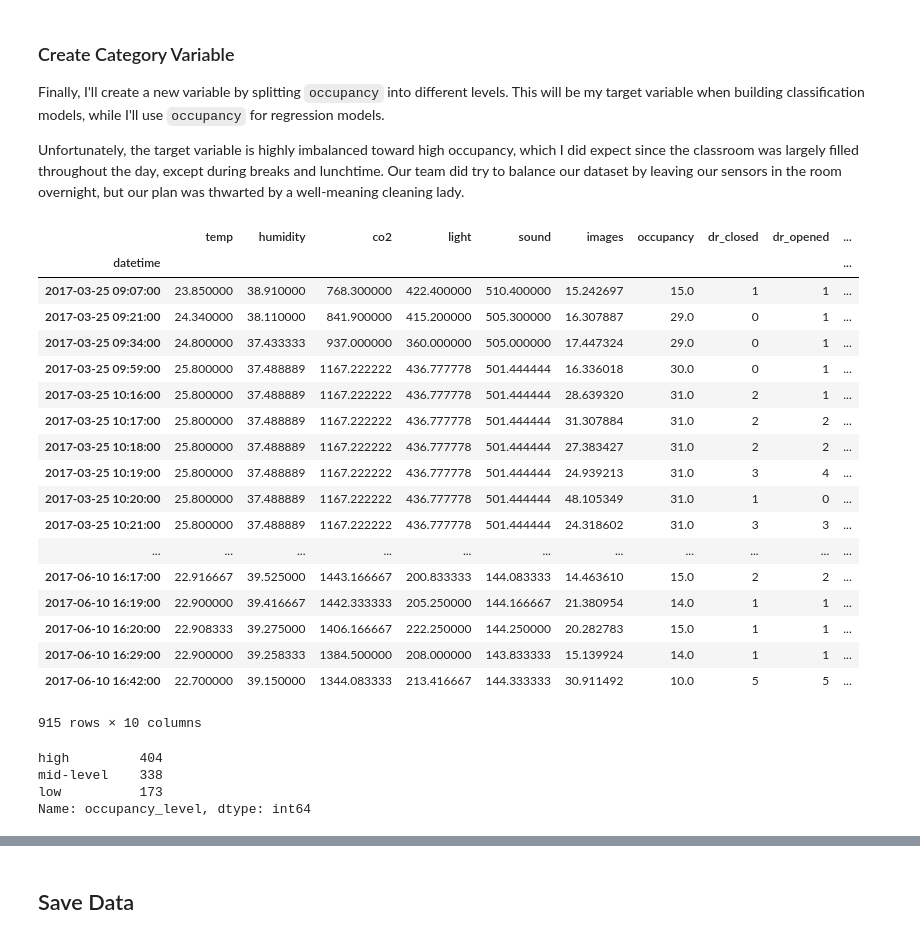
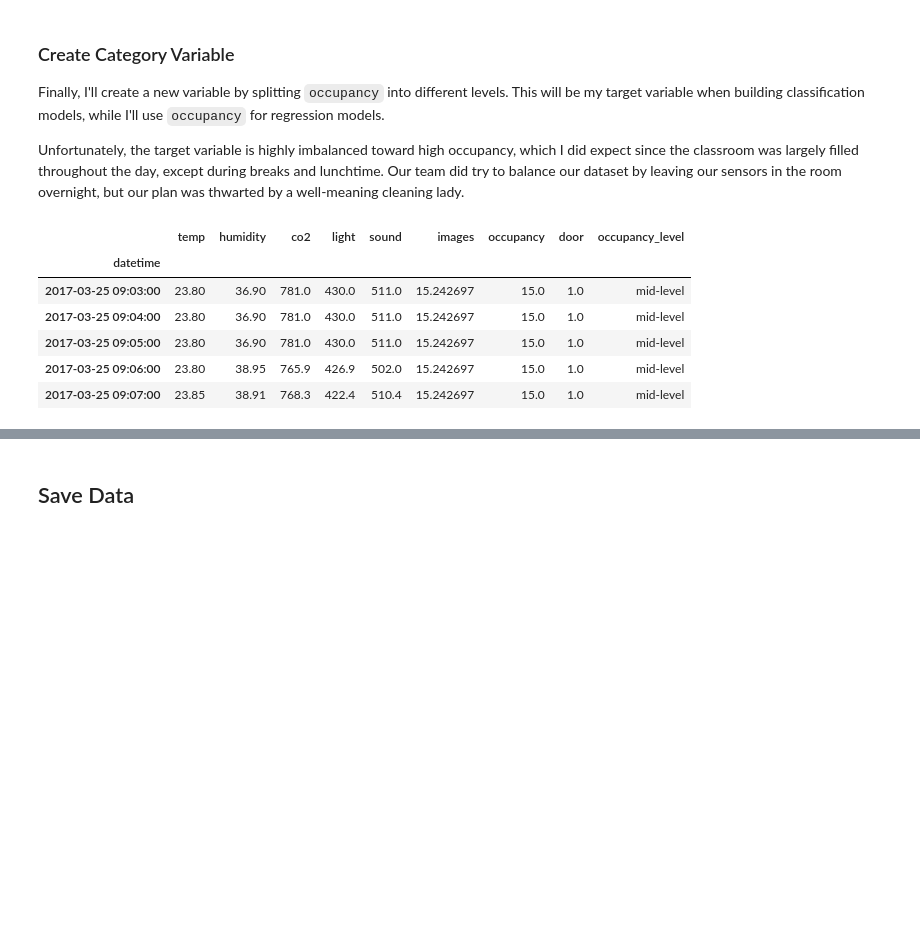
Before and after one commit to Kautumn06/classroom-occupancy, a Jupyter notebook: notebooks/DataWrangling.ipynb, the cells around one changed output, grey strips where cells are left out. Drawn from its saved outputs; the diff is of its cells as text; code cells hidden in the pictures; blank space fills up the shorter version.

```diff
--- a/notebooks/DataWrangling.ipynb
+++ b/notebooks/DataWrangling.ipynb
@@ -997,6 +1001,4 @@ While it is a binary variable, I couldn't simply encode it with 1 for `opened` a
 # %%
 # Encode the door feature
-door_data = pd.get_dummies(door_data)
-
-# View the head of the door data
-door_data.head()
+le = LabelEncoder()
+door_data['door_status'] = le.fit_transform(door_data['door_status'])
@@ -1024,6 +1008,9 @@ Then to resample the data, I want to sum the number of the times the door had op
 # Resample door status data
 door = door_data.resample('T').sum()
 
+# Delete rows containing zeros
+door.drop(door[door.door_status == 0].index, inplace=True)
+
 # View the head of the door data
 door.head()
 # %% [output]
@@ -1039,14 +1024,11 @@ So before merging the door data with the larger sensor dataset, I'll drop those
-# %%
-# Drop rows where both values are zero
-door = door.drop(door[(door['door_status_closed'] == 0) & (door['door_status_opened'] == 0)].index)
 # %%
-# Merge the resampled door data onto the sensor dataframe
-sensor_data = sensor_data.merge(door, left_index=True, right_index=True)
+# Concatenate sensor and door data in a new dataframe: sensor_data
+sensor_data = pd.concat([sensor_data, door], axis=1).fillna(method='bfill')
 
 # Rename the dataframe columns
 sensor_data.columns = [
                       'temp', 'humidity', 'co2', 'light', 'sound',
-                      'images', 'occupancy', 'dr_closed', 'dr_opened'
+                      'images', 'occupancy', 'door'
 ]
 
 sensor_data.head()
@@ -1082,33 +1051,13 @@ Unfortunately, the target variable is highly imbalanced toward high occupancy, w
 sensor_data['occupancy_level'] = pd.cut(sensor_data['occupancy'], [0, 13, 25, 31],
                                         labels=['low', 'mid-level', 'high'], include_lowest=True)
 # %%
-sensor_data
+sensor_data.head()
 # %% [output]
-|  | temp | humidity | co2 | light | sound | images | occupancy | dr_closed | dr_opened | ... |
-| datetime |  |  |  |  |  |  |  |  |  | ... |
-| 2017-03-25 09:07:00 | 23.850000 | 38.910000 | 768.300000 | 422.400000 | 510.400000 | 15.242697 | 15.0 | 1 | 1 | ... |
-| 2017-03-25 09:21:00 | 24.340000 | 38.110000 | 841.900000 | 415.200000 | 505.300000 | 16.307887 | 29.0 | 0 | 1 | ... |
-| 2017-03-25 09:34:00 | 24.800000 | 37.433333 | 937.000000 | 360.000000 | 505.000000 | 17.447324 | 29.0 | 0 | 1 | ... |
-| 2017-03-25 09:59:00 | 25.800000 | 37.488889 | 1167.222222 | 436.777778 | 501.444444 | 16.336018 | 30.0 | 0 | 1 | ... |
-| 2017-03-25 10:16:00 | 25.800000 | 37.488889 | 1167.222222 | 436.777778 | 501.444444 | 28.639320 | 31.0 | 2 | 1 | ... |
-| 2017-03-25 10:17:00 | 25.800000 | 37.488889 | 1167.222222 | 436.777778 | 501.444444 | 31.307884 | 31.0 | 2 | 2 | ... |
-| 2017-03-25 10:18:00 | 25.800000 | 37.488889 | 1167.222222 | 436.777778 | 501.444444 | 27.383427 | 31.0 | 2 | 2 | ... |
-| 2017-03-25 10:19:00 | 25.800000 | 37.488889 | 1167.222222 | 436.777778 | 501.444444 | 24.939213 | 31.0 | 3 | 4 | ... |
-| 2017-03-25 10:20:00 | 25.800000 | 37.488889 | 1167.222222 | 436.777778 | 501.444444 | 48.105349 | 31.0 | 1 | 0 | ... |
-| 2017-03-25 10:21:00 | 25.800000 | 37.488889 | 1167.222222 | 436.777778 | 501.444444 | 24.318602 | 31.0 | 3 | 3 | ... |
-| ... | ... | ... | ... | ... | ... | ... | ... | ... | ... | ... |
-| 2017-06-10 16:17:00 | 22.916667 | 39.525000 | 1443.166667 | 200.833333 | 144.083333 | 14.463610 | 15.0 | 2 | 2 | ... |
-| 2017-06-10 16:19:00 | 22.900000 | 39.416667 | 1442.333333 | 205.250000 | 144.166667 | 21.380954 | 14.0 | 1 | 1 | ... |
-| 2017-06-10 16:20:00 | 22.908333 | 39.275000 | 1406.166667 | 222.250000 | 144.250000 | 20.282783 | 15.0 | 1 | 1 | ... |
-| 2017-06-10 16:29:00 | 22.900000 | 39.258333 | 1384.500000 | 208.000000 | 143.833333 | 15.139924 | 14.0 | 1 | 1 | ... |
-| 2017-06-10 16:42:00 | 22.700000 | 39.150000 | 1344.083333 | 213.416667 | 144.333333 | 30.911492 | 10.0 | 5 | 5 | ... |
+|  | temp | humidity | co2 | light | sound | images | occupancy | door | occupancy_level |
+| datetime |  |  |  |  |  |  |  |  |  |
+| 2017-03-25 09:03:00 | 23.80 | 36.90 | 781.0 | 430.0 | 511.0 | 15.242697 | 15.0 | 1.0 | mid-level |
+| 2017-03-25 09:04:00 | 23.80 | 36.90 | 781.0 | 430.0 | 511.0 | 15.242697 | 15.0 | 1.0 | mid-level |
+| 2017-03-25 09:05:00 | 23.80 | 36.90 | 781.0 | 430.0 | 511.0 | 15.242697 | 15.0 | 1.0 | mid-level |
+| 2017-03-25 09:06:00 | 23.80 | 38.95 | 765.9 | 426.9 | 502.0 | 15.242697 | 15.0 | 1.0 | mid-level |
+| 2017-03-25 09:07:00 | 23.85 | 38.91 | 768.3 | 422.4 | 510.4 | 15.242697 | 15.0 | 1.0 | mid-level |
-915 rows × 10 columns
-# %%
-# Value counts for occupancy_level
-sensor_data.occupancy_level.value_counts()
-# %% [output]
-high         404
-mid-level    338
-low          173
-Name: occupancy_level, dtype: int64
 # %%
```
Also changed, not shown: parts of 18 cells of this notebook, 2 other files.
